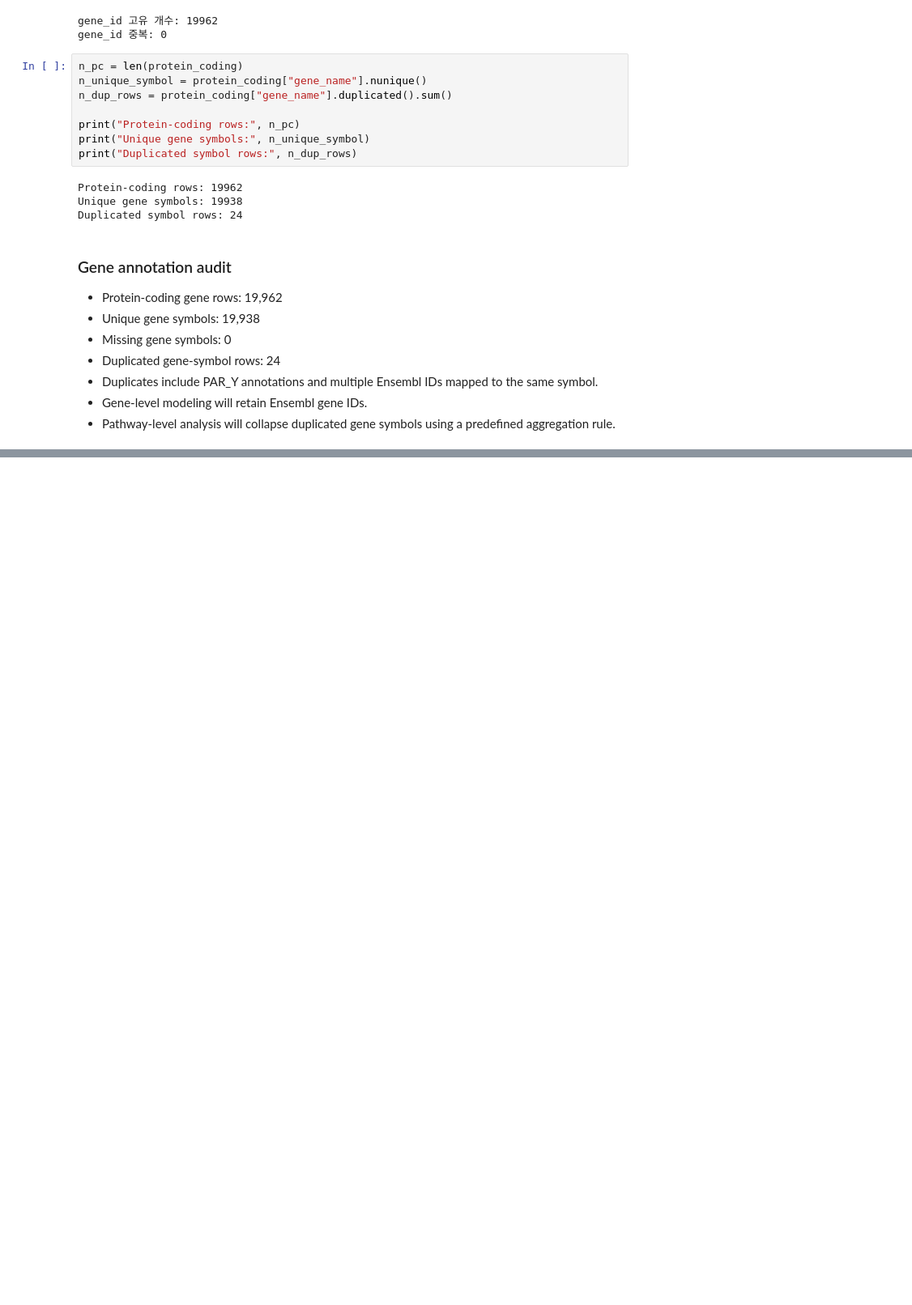
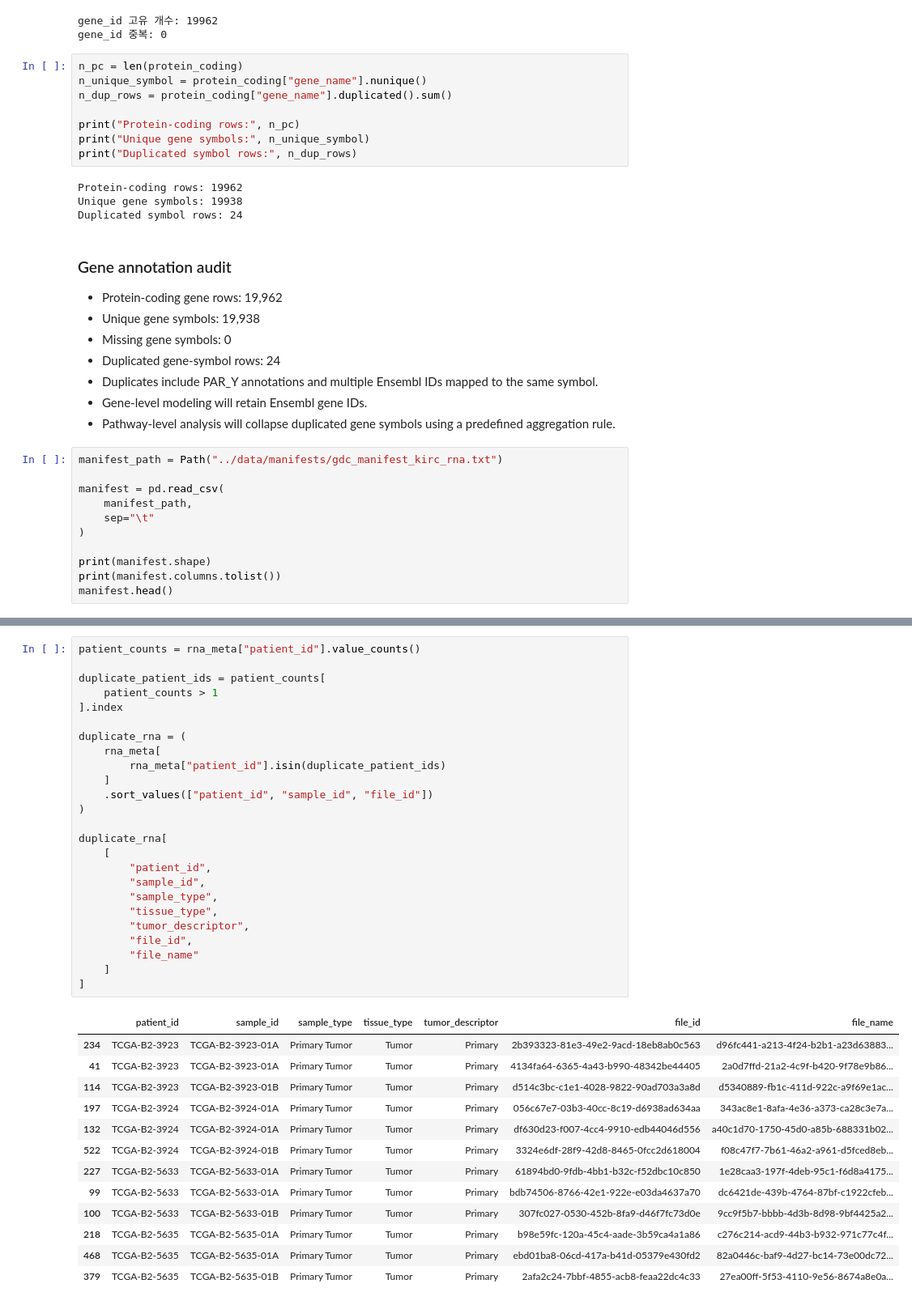
Before and after one commit to chaeiiii/kirc-genomic-prognosis, a Jupyter notebook: notebooks/01_rna_data_audit.ipynb, the cells around one changed output, grey strips where cells are left out. Shown at 81% size. Cells and saved outputs as stored; diff of their text form; blank space fills up the shorter version.

Commit message:
Audit RNA data and build final cohort

```diff
--- a/notebooks/01_rna_data_audit.ipynb
+++ b/notebooks/01_rna_data_audit.ipynb
@@ -189,3 +189,14 @@ Duplicated symbol rows: 24
 - Duplicates include PAR_Y annotations and multiple Ensembl IDs mapped to the same symbol.
 - Gene-level modeling will retain Ensembl gene IDs.
 - Pathway-level analysis will collapse duplicated gene symbols using a predefined aggregation rule.
+# %%
+manifest_path = Path("../data/manifests/gdc_manifest_kirc_rna.txt")
+
+manifest = pd.read_csv(
+    manifest_path,
+    sep="\t"
+)
+
+print(manifest.shape)
+print(manifest.columns.tolist())
+manifest.head()
@@ -191,0 +363,39 @@ Duplicated symbol rows: 24
+# %%
+patient_counts = rna_meta["patient_id"].value_counts()
+
+duplicate_patient_ids = patient_counts[
+    patient_counts > 1
+].index
+
+duplicate_rna = (
+    rna_meta[
+        rna_meta["patient_id"].isin(duplicate_patient_ids)
+    ]
+    .sort_values(["patient_id", "sample_id", "file_id"])
+)
+
+duplicate_rna[
+    [
+        "patient_id",
+        "sample_id",
+        "sample_type",
+        "tissue_type",
+        "tumor_descriptor",
+        "file_id",
+        "file_name"
+    ]
+]
+# %% [output]
+|  | patient_id | sample_id | sample_type | tissue_type | tumor_descriptor | file_id | file_name |
+| 234 | TCGA-B2-3923 | TCGA-B2-3923-01A | Primary Tumor | Tumor | Primary | 2b393323-81e3-49e2-9acd-18eb8ab0c563 | d96fc441-a213-4f24-b2b1-a23d63883... |
+| 41 | TCGA-B2-3923 | TCGA-B2-3923-01A | Primary Tumor | Tumor | Primary | 4134fa64-6365-4a43-b990-48342be44405 | 2a0d7ffd-21a2-4c9f-b420-9f78e9b86... |
+| 114 | TCGA-B2-3923 | TCGA-B2-3923-01B | Primary Tumor | Tumor | Primary | d514c3bc-c1e1-4028-9822-90ad703a3a8d | d5340889-fb1c-411d-922c-a9f69e1ac... |
+| 197 | TCGA-B2-3924 | TCGA-B2-3924-01A | Primary Tumor | Tumor | Primary | 056c67e7-03b3-40cc-8c19-d6938ad634aa | 343ac8e1-8afa-4e36-a373-ca28c3e7a... |
+| 132 | TCGA-B2-3924 | TCGA-B2-3924-01A | Primary Tumor | Tumor | Primary | df630d23-f007-4cc4-9910-edb44046d556 | a40c1d70-1750-45d0-a85b-688331b02... |
+| 522 | TCGA-B2-3924 | TCGA-B2-3924-01B | Primary Tumor | Tumor | Primary | 3324e6df-28f9-42d8-8465-0fcc2d618004 | f08c47f7-7b61-46a2-a961-d5fced8eb... |
+| 227 | TCGA-B2-5633 | TCGA-B2-5633-01A | Primary Tumor | Tumor | Primary | 61894bd0-9fdb-4bb1-b32c-f52dbc10c850 | 1e28caa3-197f-4deb-95c1-f6d8a4175... |
+| 99 | TCGA-B2-5633 | TCGA-B2-5633-01A | Primary Tumor | Tumor | Primary | bdb74506-8766-42e1-922e-e03da4637a70 | dc6421de-439b-4764-87bf-c1922cfeb... |
+| 100 | TCGA-B2-5633 | TCGA-B2-5633-01B | Primary Tumor | Tumor | Primary | 307fc027-0530-452b-8fa9-d46f7fc73d0e | 9cc9f5b7-bbbb-4d3b-8d98-9bf4425a2... |
+| 218 | TCGA-B2-5635 | TCGA-B2-5635-01A | Primary Tumor | Tumor | Primary | b98e59fc-120a-45c4-aade-3b59ca4a1a86 | c276c214-acd9-44b3-b932-971c77c4f... |
+| 468 | TCGA-B2-5635 | TCGA-B2-5635-01A | Primary Tumor | Tumor | Primary | ebd01ba8-06cd-417a-b41d-05379e430fd2 | 82a0446c-baf9-4d27-bc14-73e00dc72... |
+| 379 | TCGA-B2-5635 | TCGA-B2-5635-01B | Primary Tumor | Tumor | Primary | 2afa2c24-7bbf-4855-acb8-feaa22dc4c33 | 27ea00ff-5f53-4110-9e56-8674a8e0a... |
```
Also changed, not shown: parts of 17 cells of this notebook.
